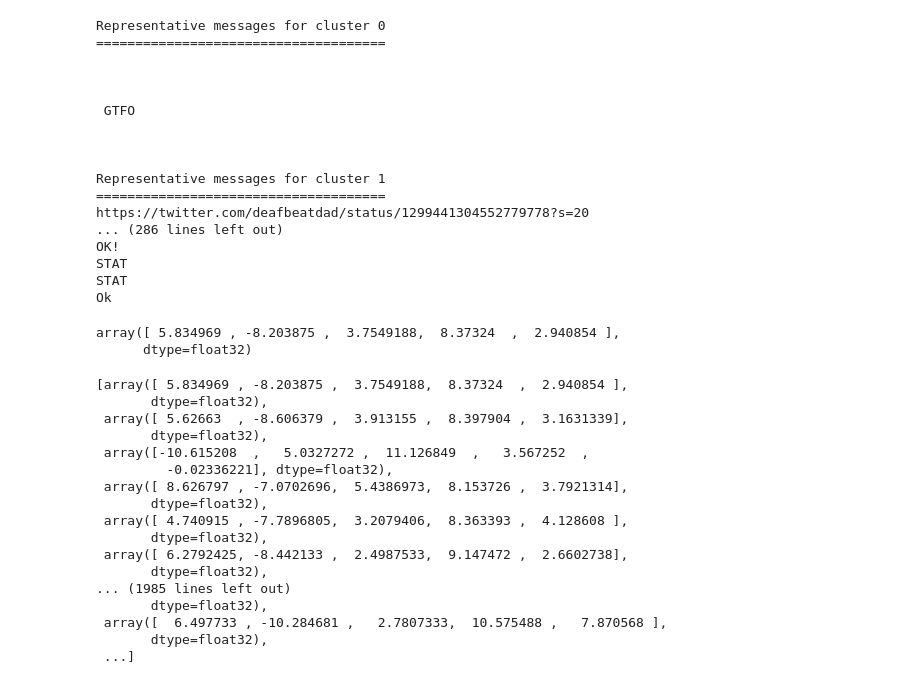
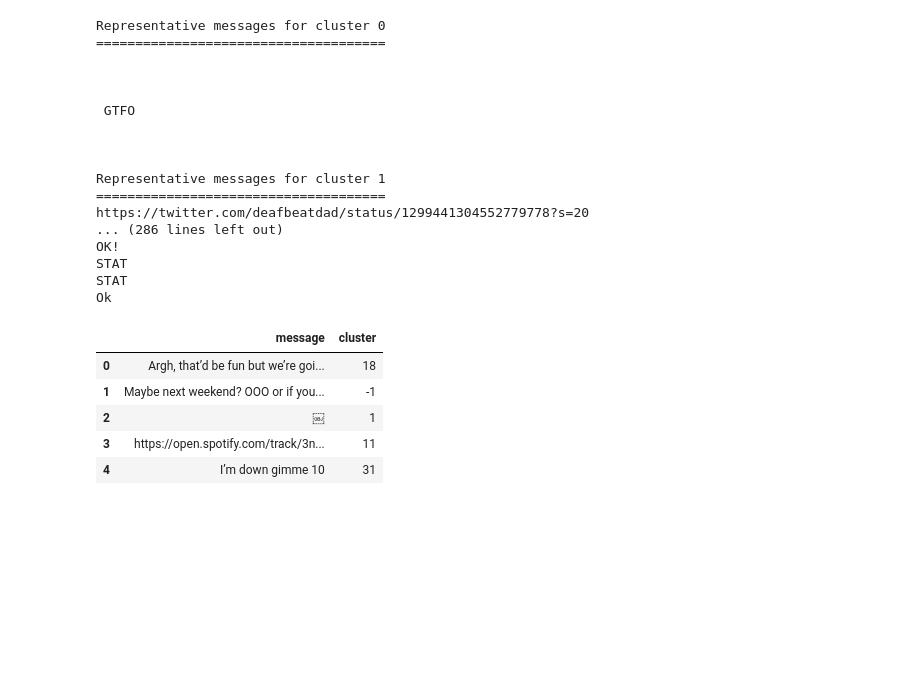
Before and after one commit to smwitkowski/iMessage-Analysis, a Jupyter notebook: notebooks/02-switkowski-topic-modeling.ipynb, the cells around one changed output. Saved outputs shown, nothing was run; the diff lists cells and outputs as text; code cells hidden in the pictures; blank space fills up the shorter version.

```diff
--- a/notebooks/02-switkowski-topic-modeling.ipynb
+++ b/notebooks/02-switkowski-topic-modeling.ipynb
@@ -118 +113,14 @@ import collections
+# %%
+label_df = pd.DataFrame({
+    'message':text,
+    'cluster':cluster.labels_
+})
+label_df.head()
+# %% [output]
+|  | message | cluster |
+| 0 | Argh, that’d be fun but we’re goi... | 18 |
+| 1 | Maybe next weekend? OOO or if you... | -1 |
+| 2 | ￼ | 1 |
+| 3 | https://open.spotify.com/track/3n... | 11 |
+| 4 | I’m down gimme 10 | 31 |
 # %%
@@ -120,25 +127,0 @@ from sklearn.metrics.pairwise import cosine_similarity
-# %%
-umap_embeddings[0]
-# %% [output]
-array([ 5.834969 , -8.203875 ,  3.7549188,  8.37324  ,  2.940854 ],
-      dtype=float32)
-# %%
-list(umap_embeddings)
-# %% [output]
-[array([ 5.834969 , -8.203875 ,  3.7549188,  8.37324  ,  2.940854 ],
-       dtype=float32),
- array([ 5.62663  , -8.606379 ,  3.913155 ,  8.397904 ,  3.1631339],
-       dtype=float32),
- array([-10.615208  ,   5.0327272 ,  11.126849  ,   3.567252  ,
-         -0.02336221], dtype=float32),
- array([ 8.626797 , -7.0702696,  5.4386973,  8.153726 ,  3.7921314],
-       dtype=float32),
- array([ 4.740915 , -7.7896805,  3.2079406,  8.363393 ,  4.128608 ],
-       dtype=float32),
- array([ 6.2792425, -8.442133 ,  2.4987533,  9.147472 ,  2.6602738],
-       dtype=float32),
-... (1985 lines left out)
-       dtype=float32),
- array([  6.497733 , -10.284681 ,   2.7807333,  10.575488 ,   7.870568 ],
-       dtype=float32),
- ...]
```
Also changed, not shown: parts of 23 cells of this notebook.
